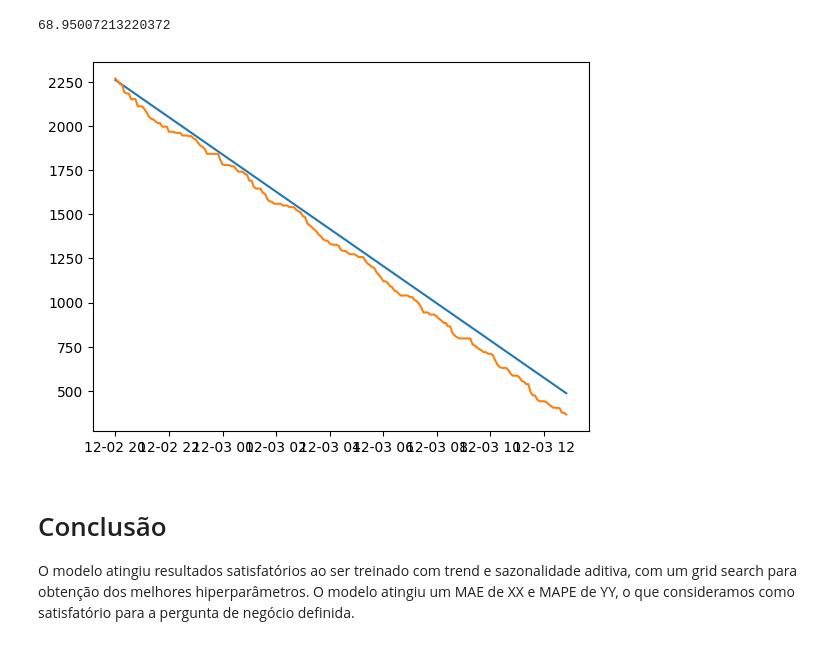
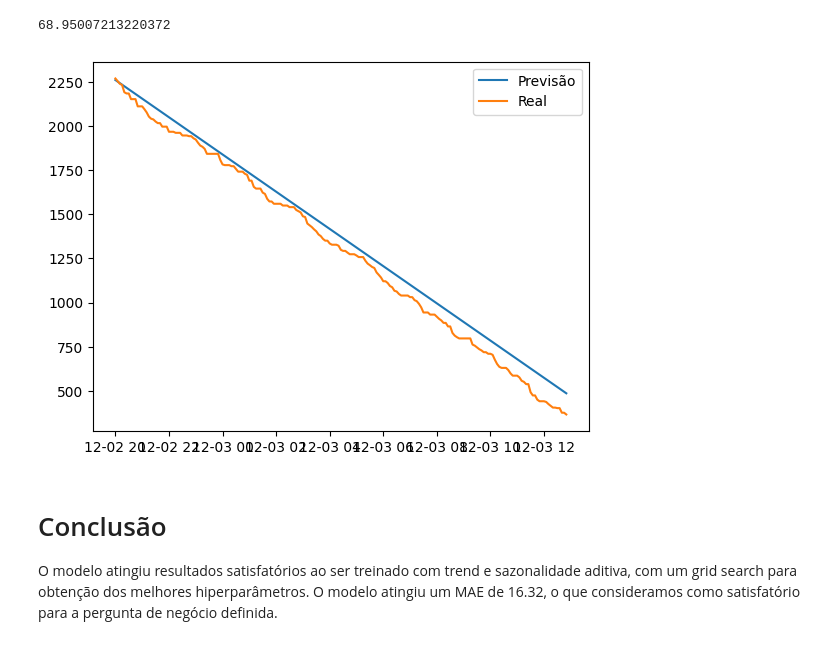
Before and after one commit to helio-rocha/Previsao_Consumo_Produtos, a Jupyter notebook: Training.ipynb, the cells around one changed output. Cells and saved outputs as stored; diff of their text form; code cells hidden in the pictures.

```diff
--- a/Training.ipynb
+++ b/Training.ipynb
@@ -314,11 +338,12 @@ mae
 # %% [output]
 68.95007213220372
 # %%
-plt.plot(result)
-plt.plot(test)
+plt.plot(result, label="Previsão")
+plt.plot(test, label="Real")
+plt.legend()
 plt.show()
 # %% [output]
-[figure, old version]
+[figure, new version]
 # %% [markdown]
 # Conclusão
-O modelo atingiu resultados satisfatórios ao ser treinado com trend e sazonalidade aditiva, com um grid search para obtenção dos melhores hiperparâmetros. O modelo atingiu um MAE de XX e MAPE de YY, o que consideramos como satisfatório para a pergunta de negócio definida.
+O modelo atingiu resultados satisfatórios ao ser treinado com trend e sazonalidade aditiva, com um grid search para obtenção dos melhores hiperparâmetros. O modelo atingiu um MAE de 16.32, o que consideramos como satisfatório para a pergunta de negócio definida.
```
Also changed, not shown: parts of 24 cells of this notebook, 4 other files.
